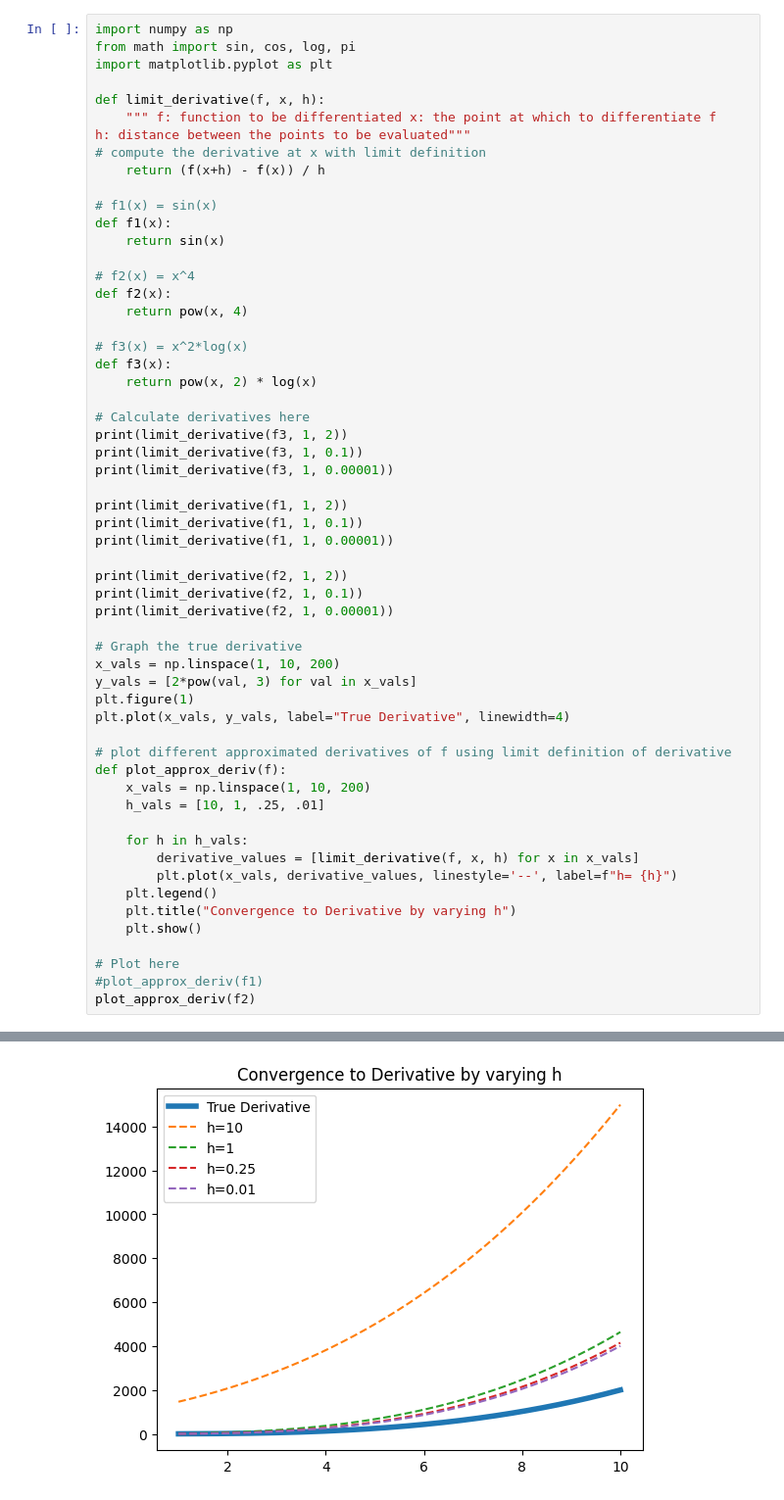
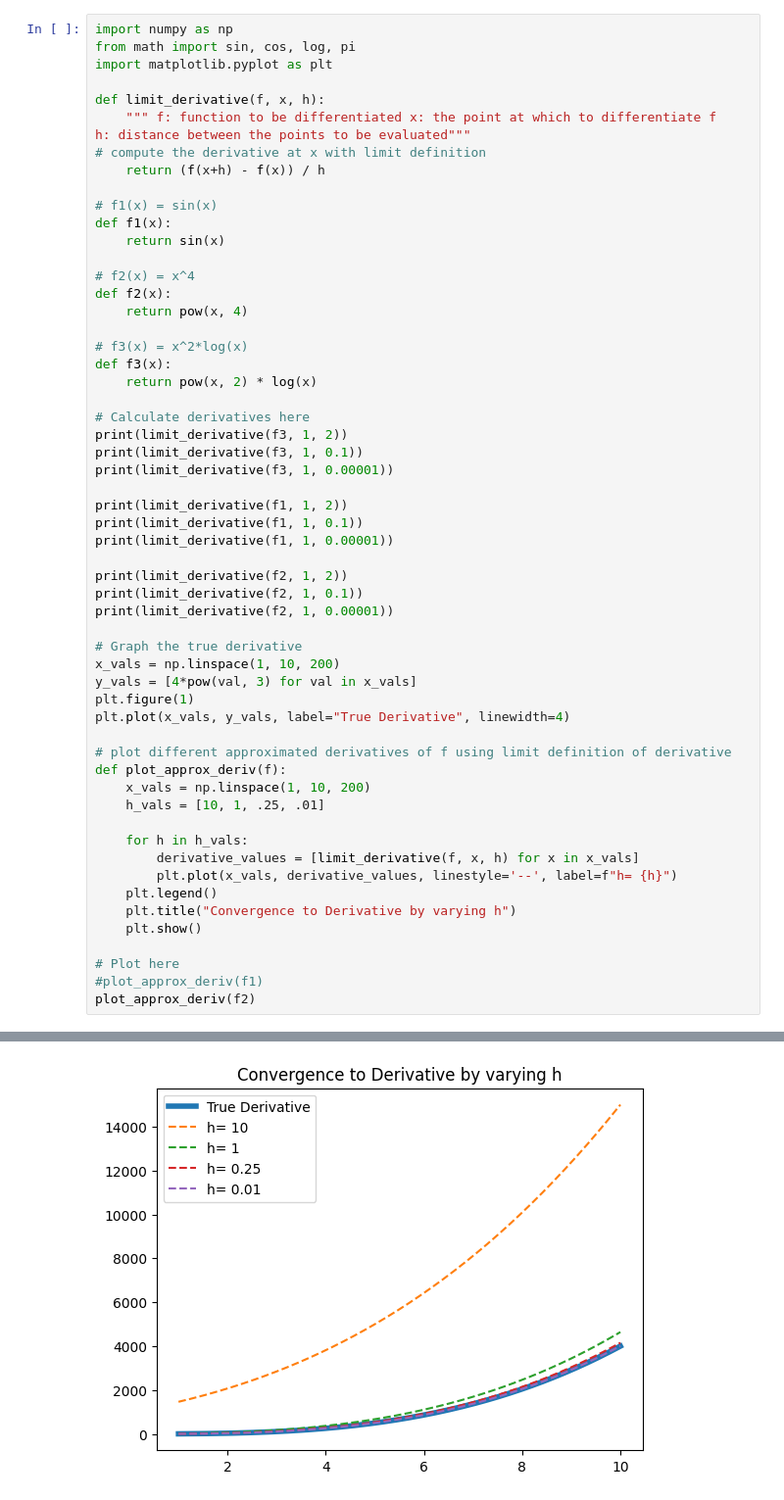
Before and after one commit to LiZoMark841619/Balazs1982, a Jupyter notebook: Playground/some_math.ipynb, the cells around one changed output, grey strips where cells are left out. Shown at 98% size. Saved outputs shown, nothing was run; the diff lists cells and outputs as text.

```diff
--- a/Playground/some_math.ipynb
+++ b/Playground/some_math.ipynb
@@ -36,33 +36,33 @@ print(limit_derivative(f2, 1, 0.00001))
 
 # Graph the true derivative
 x_vals = np.linspace(1, 10, 200)
-y_vals = [2*pow(val, 3) for val in x_vals]
+y_vals = [4*pow(val, 3) for val in x_vals]
 plt.figure(1)
 plt.plot(x_vals, y_vals, label="True Derivative", linewidth=4)
 
 # plot different approximated derivatives of f using limit definition of derivative
 def plot_approx_deriv(f):
     x_vals = np.linspace(1, 10, 200)
     h_vals = [10, 1, .25, .01]
 
     for h in h_vals:
         derivative_values = [limit_derivative(f, x, h) for x in x_vals]
         plt.plot(x_vals, derivative_values, linestyle='--', label=f"h= {h}")
     plt.legend()
     plt.title("Convergence to Derivative by varying h")
     plt.show()
 
 # Plot here
 #plot_approx_deriv(f1)
 plot_approx_deriv(f2)
 # %% [output]
 4.943755299006494
 1.1532531756323319
 1.0000150000398844
 -0.35017548837401463
 0.4973637525353891
 0.5402980985058647
 40.0
 4.641000000000004
 4.0000600004308495
-[figure, old version]
+[figure, new version]
```
